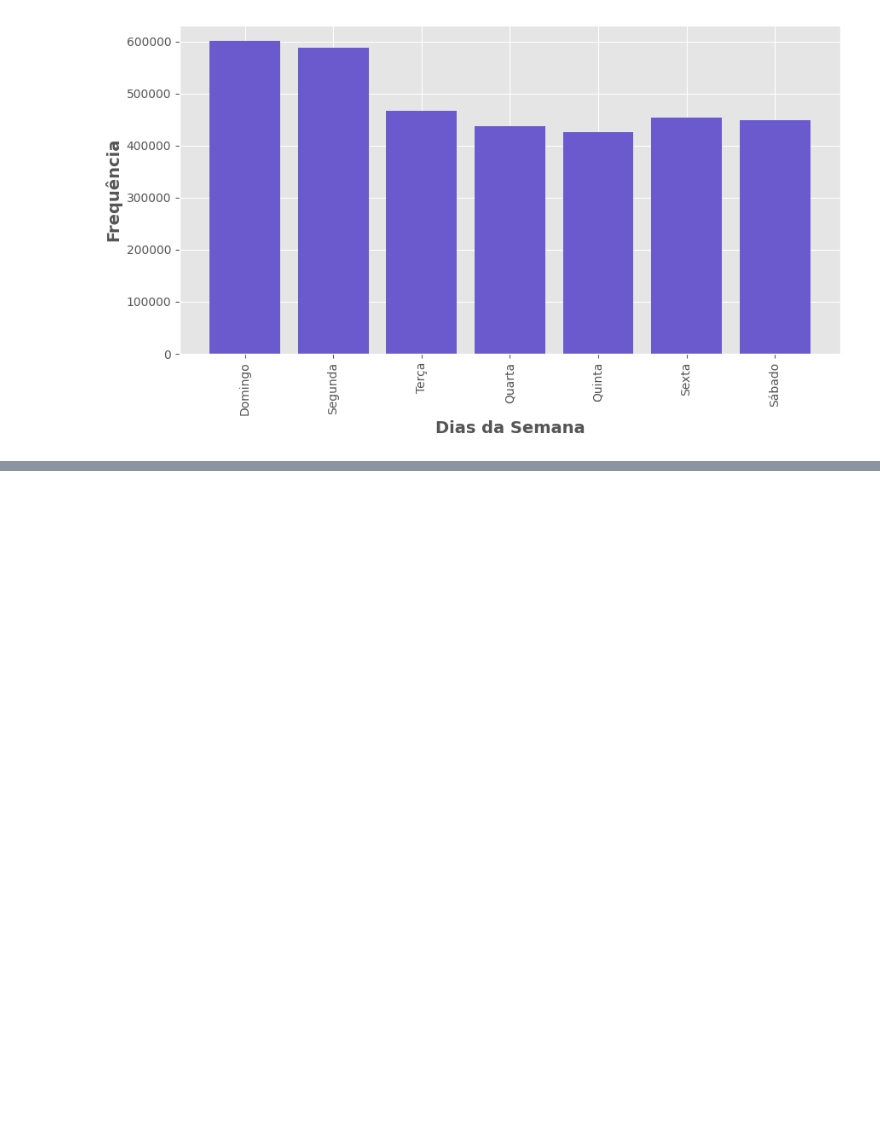
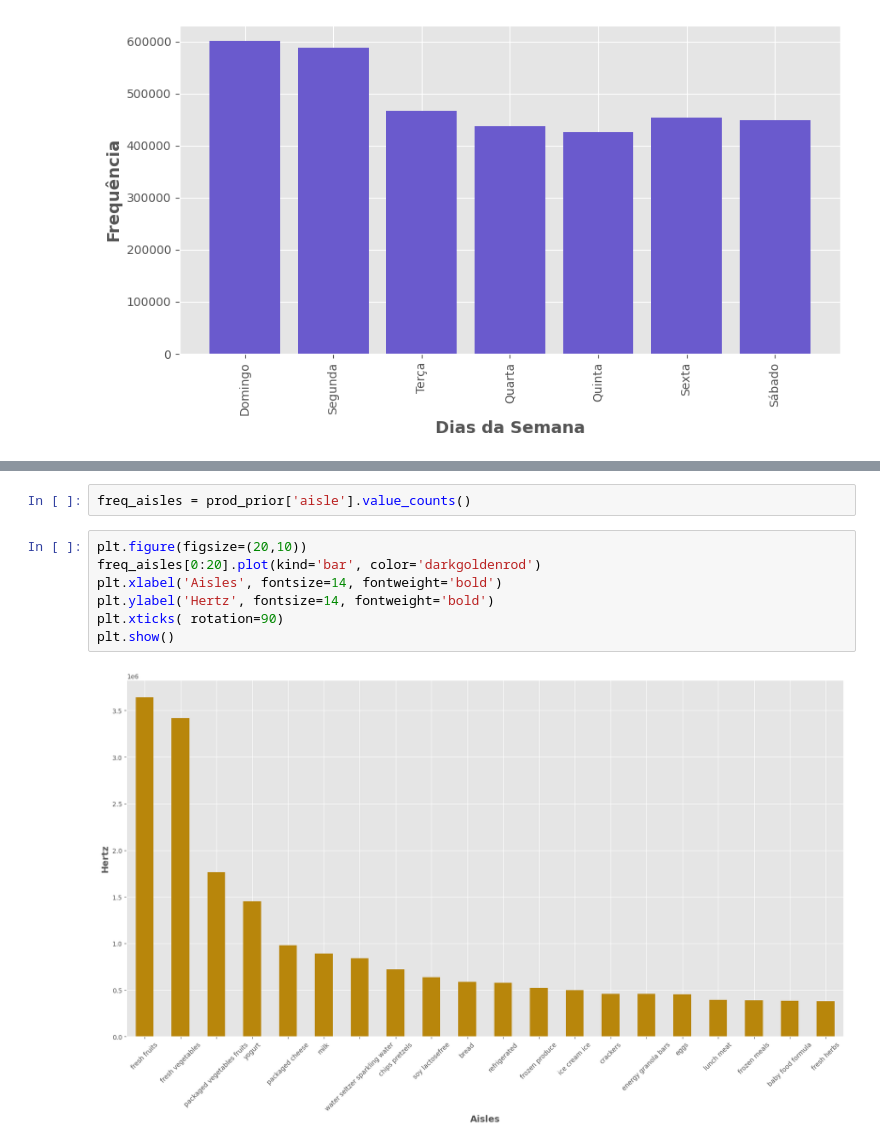
Before and after one commit to Lopes-debug/Data_Analysis_6_py, a Jupyter notebook: project_06.ipynb, the cells around one changed output, grey strips where cells are left out. Drawn from its saved outputs; the diff is of its cells as text; blank space fills up the shorter version.

```diff
--- a/project_06.ipynb
+++ b/project_06.ipynb
@@ -108,0 +140,11 @@ plt.show()
+# %%
+freq_aisles = prod_prior['aisle'].value_counts()
+# %%
+plt.figure(figsize=(20,10))
+freq_aisles[0:20].plot(kind='bar', color='darkgoldenrod')
+plt.xlabel('Aisles', fontsize=14, fontweight='bold')
+plt.ylabel('Hertz', fontsize=14, fontweight='bold')
+plt.xticks( rotation=90)
+plt.show()
+# %% [output]
+[figure, added]
```
Also changed, not shown: parts of 7 cells of this notebook.
